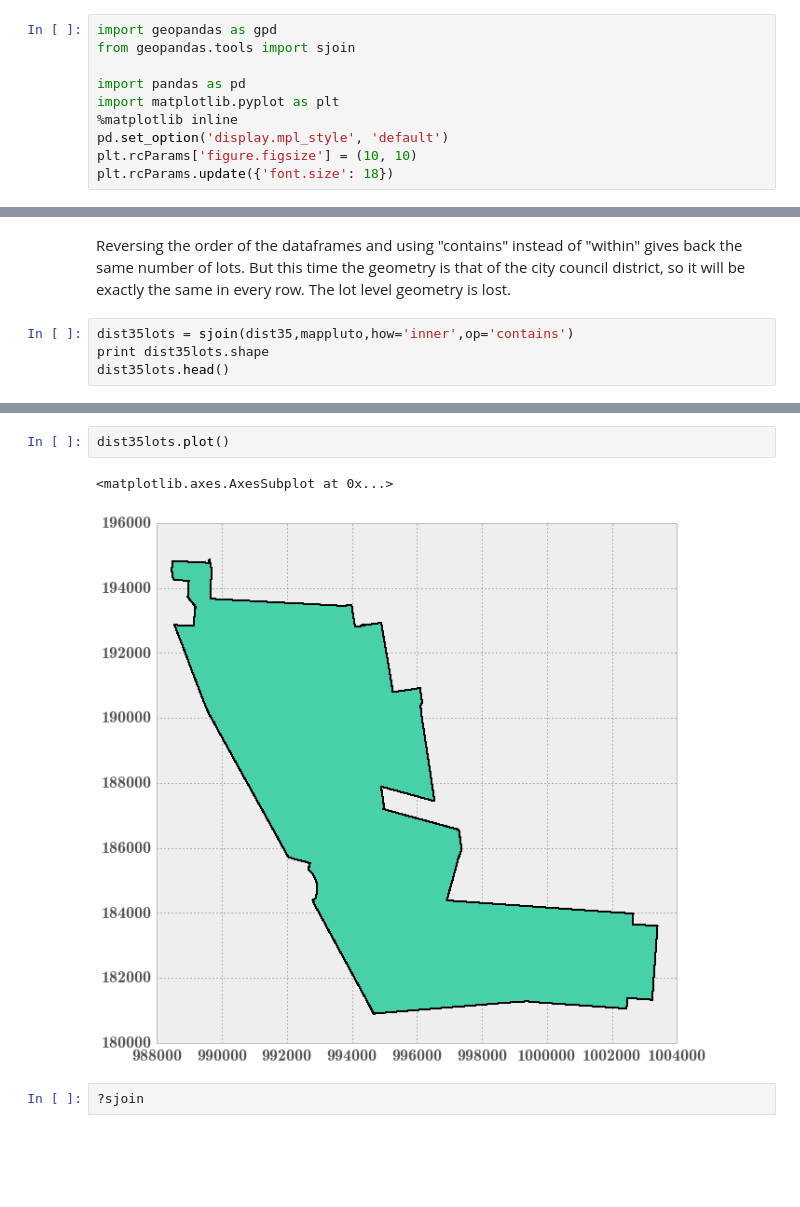
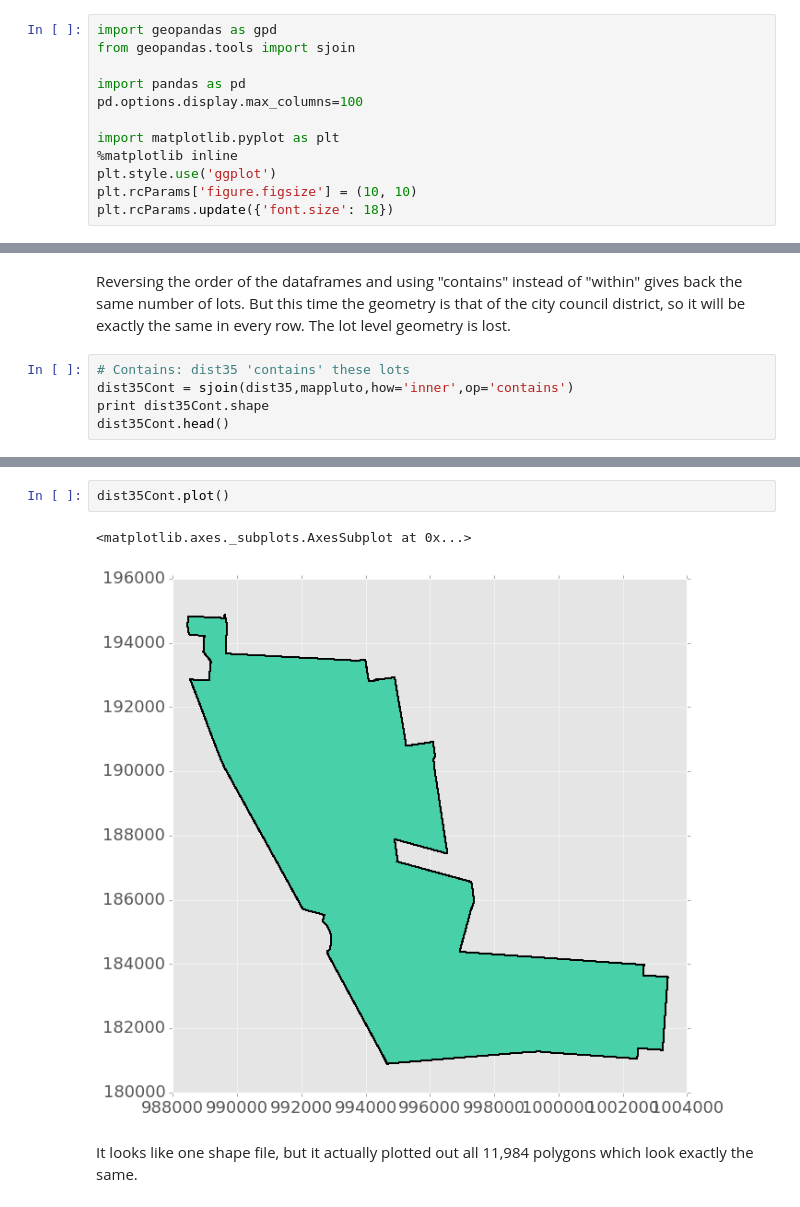
Before and after one commit to deenapatel/mapping, a Jupyter notebook: SpacialJoinExample.ipynb, the cells around one changed output, grey strips where cells are left out. Saved outputs shown, nothing was run; the diff lists cells and outputs as text; blank space fills up the shorter version.

Commit message:
updated to include points within polygon

```diff
--- a/SpacialJoinExample.ipynb
+++ b/SpacialJoinExample.ipynb
@@ -107,8 +50,10 @@ import geopandas as gpd
 from geopandas.tools import sjoin
 
 import pandas as pd
+pd.options.display.max_columns=100
+
 import matplotlib.pyplot as plt
 %matplotlib inline
-pd.set_option('display.mpl_style', 'default')
+plt.style.use('ggplot')
 plt.rcParams['figure.figsize'] = (10, 10)
 plt.rcParams.update({'font.size': 18})
@@ -245,9 +185,10 @@ dist35lots.plot()
 # %% [markdown]
 Reversing the order of the dataframes and using "contains" instead of "within" gives back the same number of lots. But this time the geometry is that of the city council district, so it will be exactly the same in every row. The lot level geometry is lost.
 # %%
-dist35lots = sjoin(dist35,mappluto,how='inner',op='contains')
-print dist35lots.shape
-dist35lots.head()
+# Contains: dist35 'contains' these lots
+dist35Cont = sjoin(dist35,mappluto,how='inner',op='contains')
+print dist35Cont.shape
+dist35Cont.head()
 # %% [output]
 (11984, 94)
 |  | CounDist | Shape_Area | Shape_Leng | geometry | index_right | APPBBL | APPDate | Address | AllZoning1 | ... |
@@ -260,7 +200,7 @@ dist35lots.head()
 # %%
-dist35lots.plot()
+dist35Cont.plot()
 # %% [output]
-<matplotlib.axes.AxesSubplot at 0x...>
+<matplotlib.axes._subplots.AxesSubplot at 0x...>
-[figure, old version]
+[figure, new version]
-# %%
-?sjoin
+# %% [markdown]
+It looks like one shape file, but it actually plotted out all 11,984 polygons which look exactly the same.
```
Also changed, not shown: parts of 39 cells of this notebook.
